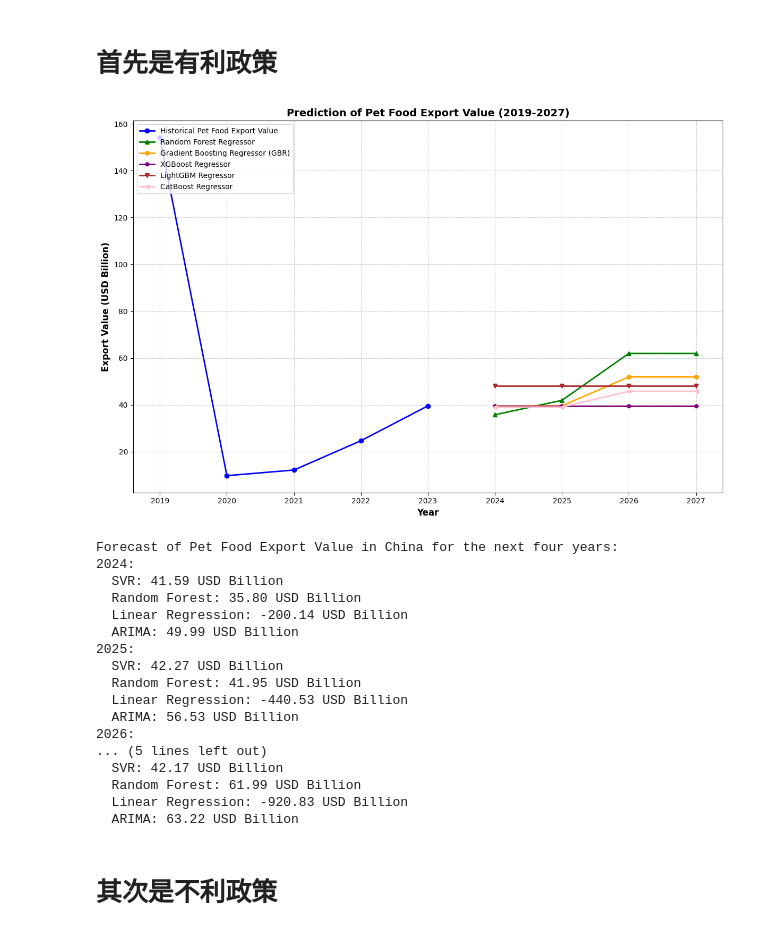
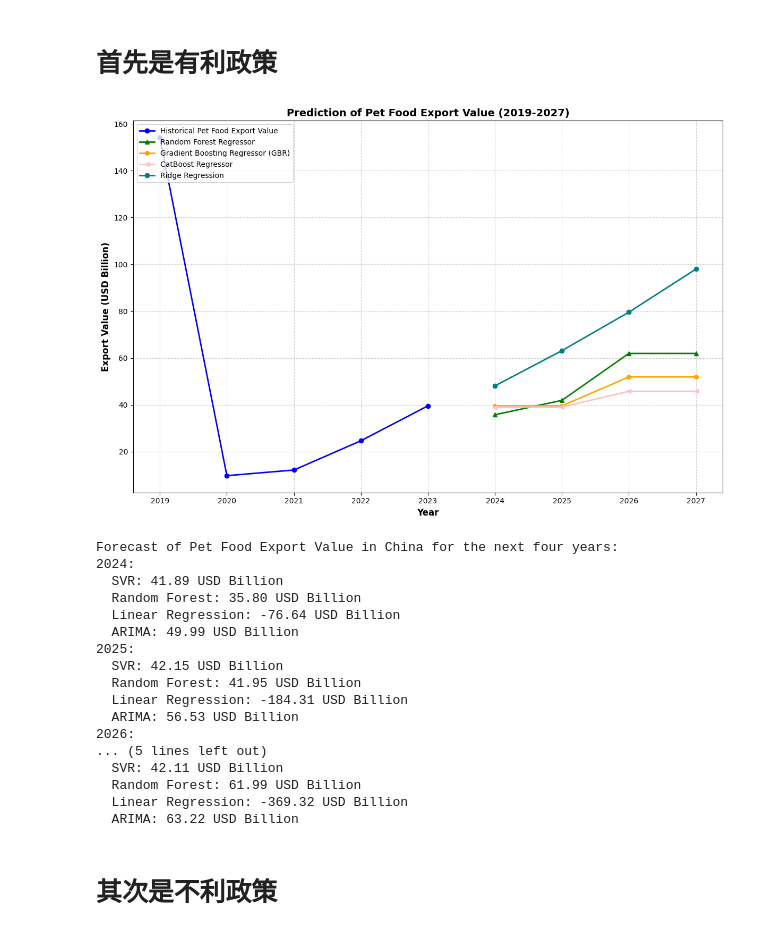
Before and after one commit to purpyviolet/APMCM_2024_C, a Jupyter notebook: Question4.ipynb, the cells around one changed output. Cells and saved outputs as stored; diff of their text form; code cells hidden in the pictures.

```diff
--- a/Question4.ipynb
+++ b/Question4.ipynb
@@ -249,8 +260,8 @@ def select_different_policy(policies):
     if policies == 'profit':
         # 3. Predict future values for population growth rate, exchange rate, and US import volume
         pop_growth_rate_future = np.array([-0.12, -0.15, -0.18, -0.20])  # Future four years population growth rate
-        exchange_rate_usd_future = exchange_rate_usd[-1] * (1 + 0.02) ** np.arange(1, 5)  # Exchange rate (USD/CNY) assuming 2% annual growth
-        us_pet_food_import_future = us_pet_food_import[-1] * (1 + 0.03) ** np.arange(1, 5)  # US pet food import volume assuming 3% annual growth
+        exchange_rate_usd_future = exchange_rate_usd[-1] * (1 + 0.05) ** np.arange(1, 5)  # Exchange rate (USD/CNY) assuming 5% annual growth
+        us_pet_food_import_future = us_pet_food_import[-1] * (1 + 0.05) ** np.arange(1, 5)  # US pet food import volume assuming 3% annual growth
         food_export_percentage_future = food_export_percentage[-1] * (1 + 0.05) ** np.arange(1, 5)  # Food export percentage assuming 5% annual growth
         tarrif_usa_addition_future = tarrif_usa_addition[-1] * (1 - 0.05) ** np.arange(1, 5)  # 美国对中国加征关税（25%）每年5%减小
         tarrif_eu_addition_future = tarrif_eu_addition[-1] * (1) ** np.arange(1, 5)  # 欧盟对中国加征关税（无）
@@ -258,18 +269,18 @@ def select_different_policy(policies):
     elif policies == 'restrain':
         # 3. Predict future values for population growth rate, exchange rate, and US import volume
         pop_growth_rate_future = np.array([-0.12, -0.15, -0.18, -0.20])  # Future four years population growth rate
-        exchange_rate_usd_future = exchange_rate_usd[-1] * (1 - 0.02) ** np.arange(1, 5)  # Exchange rate (USD/CNY) assuming 2% annual growth
-        us_pet_food_import_future = us_pet_food_import[-1] * (1 + 0.03) ** np.arange(1, 5)  # US pet food import volume assuming 3% annual growth
-        food_export_percentage_future = food_export_percentage[-1] * (1 - 0.01) ** np.arange(1, 5)  # Food export percentage assuming 1% annual growth
-        tarrif_usa_addition_future = tarrif_usa_addition[-1] * (1 + 0.02) ** np.arange(1, 5)  # 美国对中国加征关税（25%）每年2%增长
-        tarrif_eu_addition_future = tarrif_eu_addition[-1] * (1 + 0.01) ** np.arange(1, 5)  # 欧盟对中国加征关税（无）每年1%增长
+        exchange_rate_usd_future = exchange_rate_usd[-1] * (1+0.01) ** np.arange(1, 5)  # Exchange rate (USD/CNY) assuming 2% annual growth
+        us_pet_food_import_future = us_pet_food_import[-1] * (1 + 0.05) ** np.arange(1, 5)  # US pet food import volume assuming 3% annual growth
+        food_export_percentage_future = food_export_percentage[-1] * (1+0.03) ** np.arange(1, 5)  # Food export percentage assuming 1% annual growth
+        tarrif_usa_addition_future = tarrif_usa_addition[-1] * (1 + 0.01) ** np.arange(1, 5)  # 美国对中国加征关税（25%）每年1%增长
+        tarrif_eu_addition_future = tarrif_eu_addition[-1] * (1) ** np.arange(1, 5)  # 欧盟对中国加征关税（无）每年1%增长
         return pop_growth_rate_future, exchange_rate_usd_future, us_pet_food_import_future, food_export_percentage_future, tarrif_usa_addition_future, tarrif_eu_addition_future
     elif policies =='maintain':
         # 3. Predict future values for population growth rate, exchange rate, and US import volume
         pop_growth_rate_future = np.array([-0.12, -0.15, -0.18, -0.20])  # Future four years population growth rate
-        exchange_rate_usd_future = exchange_rate_usd[-1] * (1) ** np.arange(1, 5)  # Exchange rate (USD/CNY) assuming 2% annual growth
-        us_pet_food_import_future = us_pet_food_import[-1] * (1+0.01) ** np.arange(1, 5)  # US pet food import volume assuming 3% annual growth
-        food_export_percentage_future = food_export_percentage[-1] * (1+0.02) ** np.arange(1, 5)  # Food export percentage assuming 1% annual growth
+        exchange_rate_usd_future = exchange_rate_usd[-1] * (1+0.02) ** np.arange(1, 5)  # Exchange rate (USD/CNY) assuming 2% annual growth
+        us_pet_food_import_future = us_pet_food_import[-1] * (1+0.05) ** np.arange(1, 5)  # US pet food import volume assuming 3% annual growth
+        food_export_percentage_future = food_export_percentage[-1] * (1+0.05) ** np.arange(1, 5)  # Food export percentage assuming 1% annual growth
         tarrif_usa_addition_future = tarrif_usa_addition[-1] * (1) ** np.arange(1, 5)  # 美国对中国加征关税（25%）每年不变
         tarrif_eu_addition_future = tarrif_eu_addition[-1] * (1) ** np.arange(1, 5)  # 欧盟对中国加征关税（无）每年不变
         return pop_growth_rate_future, exchange_rate_usd_future, us_pet_food_import_future, food_export_percentage_future, tarrif_usa_addition_future, tarrif_eu_addition_future
@@ -310,6 +321,12 @@ pet_food_export_value_lgb_future = lgbm_export_model.predict(gdp_future_features
 # CatBoost Regressor
 pet_food_export_value_catboost_future = catboost_export_model.predict(gdp_future_features_scaled)
 
+# ridge model
+pet_food_export_value_ridge_future = ridge_export_model.predict(gdp_future_features_scaled)
+
+# lasoo model
+pet_food_export_value_lasoo_future = lasso_export_model.predict(gdp_future_features_scaled)
+
 # Visualization of prediction results
 plt.figure(figsize=(12, 8))
 
@@ -330,52 +347,58 @@ plt.plot(years_future, pet_food_export_value_rf_future, '-^', label='Random Fore
 
 # Gradient Boosting Regressor prediction
 plt.plot(years_future, pet_food_export_value_gbr_future, '-h', label='Gradient Boosting Regressor (GBR)', linewidth=2, markersize=6, color='orange')
 
 # XGBoost Regressor prediction
-plt.plot(years_future, pet_food_export_value_xgb_future, '-p', label='XGBoost Regressor', linewidth=2, markersize=6, color='purple')
+#plt.plot(years_future, pet_food_export_value_xgb_future, '-p', label='XGBoost Regressor', linewidth=2, markersize=6, color='purple')
 
 # LightGBM Regressor prediction
-plt.plot(years_future, pet_food_export_value_lgb_future, '-v', label='LightGBM Regressor', linewidth=2, markersize=6, color='brown')
+#plt.plot(years_future, pet_food_export_value_lgb_future, '-v', label='LightGBM Regressor', linewidth=2, markersize=6, color='brown')
 
 # CatBoost Regressor prediction
 plt.plot(years_future, pet_food_export_value_catboost_future, '-<', label='CatBoost Regressor', linewidth=2, markersize=6, color='pink')
+
+# Ridge prediction
+plt.plot(years_future, pet_food_export_value_ridge_future, '-o', label='Ridge Regression', linewidth=2, markersize=6, color='teal')
+
+# Lasso prediction
+# plt.plot(years_future, pet_food_export_value_lasoo_future, '-s', label='Lasso Regression', linewidth=2, markersize=6, color='gray')
 
 # Plot settings
 plt.title('Prediction of Pet Food Export Value (2019-2027)', fontsize=14, fontweight='bold')
 plt.xlabel('Year', fontsize=12, fontweight='bold')
 plt.ylabel('Export Value (USD Billion)', fontsize=12, fontweight='bold')
 plt.legend(fontsize=10, loc='upper left')
 plt.grid(True, linestyle='--', alpha=0.6)
 
 plt.tight_layout()
 plt.show()
 
 # Print forecast results
 print('Forecast of Pet Food Export Value in China for the next four years:')
 for i in range(len(years_future)):
     print(f'{years_future[i]}:')
     print(f'  SVR: {pet_food_export_value_svr_future[i]:.2f} USD Billion')
     print(f'  Random Forest: {pet_food_export_value_rf_future[i]:.2f} USD Billion')
     print(f'  Linear Regression: {pet_food_export_value_lr_future[i]:.2f} USD Billion')
     print(f'  ARIMA: {pet_food_export_value_arima_future[i]:.2f} USD Billion')
 # %% [output]
-[figure, old version]
+[figure, new version]
 Forecast of Pet Food Export Value in China for the next four years:
 2024:
-  SVR: 41.59 USD Billion
+  SVR: 41.89 USD Billion
   Random Forest: 35.80 USD Billion
-  Linear Regression: -200.14 USD Billion
+  Linear Regression: -76.64 USD Billion
   ARIMA: 49.99 USD Billion
 2025:
-  SVR: 42.27 USD Billion
+  SVR: 42.15 USD Billion
   Random Forest: 41.95 USD Billion
-  Linear Regression: -440.53 USD Billion
+  Linear Regression: -184.31 USD Billion
   ARIMA: 56.53 USD Billion
 2026:
 ... (5 lines left out)
-  SVR: 42.17 USD Billion
+  SVR: 42.11 USD Billion
   Random Forest: 61.99 USD Billion
-  Linear Regression: -920.83 USD Billion
+  Linear Regression: -369.32 USD Billion
   ARIMA: 63.22 USD Billion
 # %% [markdown]
 # 其次是不利政策
```
Also changed, not shown: parts of 3 cells of this notebook, 3 other files.
